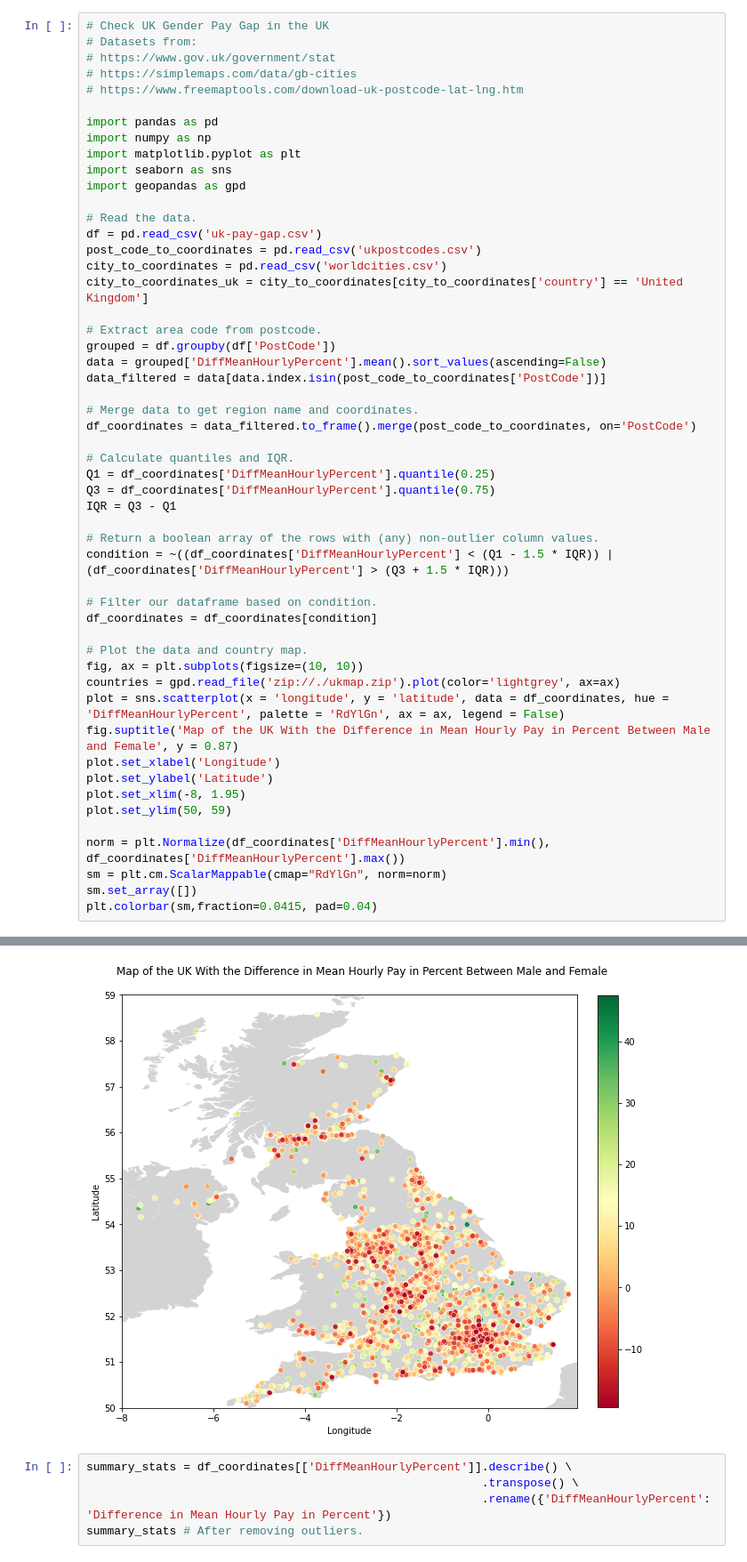
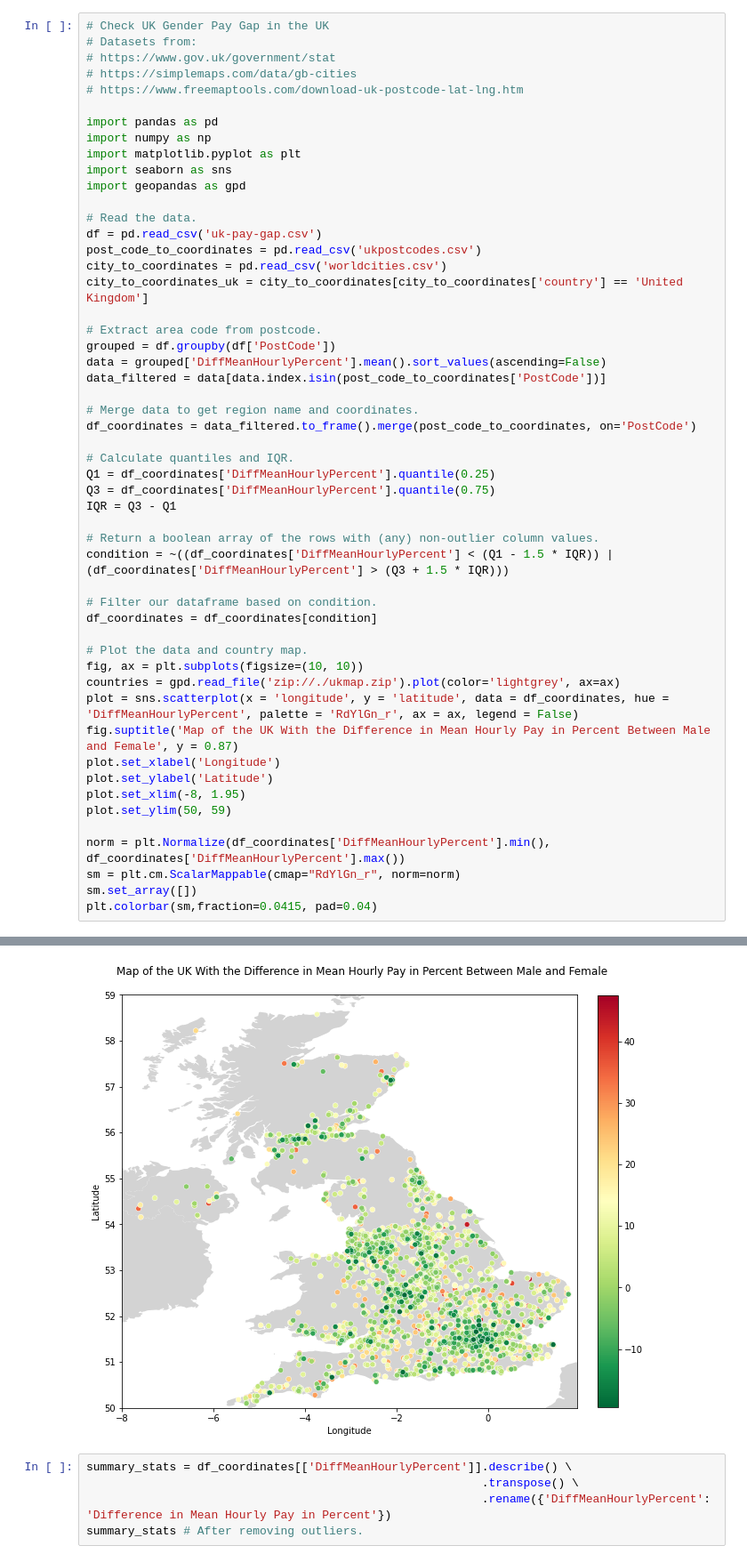
Before and after one commit to ddewi93/AdaHackaton2022, a Jupyter notebook: research.ipynb, the cells around one changed output, grey strips where cells are left out. Shown: that part at 89% size. Cells and saved outputs as stored; diff of their text form.

```diff
--- a/research.ipynb
+++ b/research.ipynb
@@ -23,36 +23,36 @@ data = grouped['DiffMeanHourlyPercent'].mean().sort_values(ascending=False)
 data_filtered = data[data.index.isin(post_code_to_coordinates['PostCode'])]
 
 # Merge data to get region name and coordinates.
 df_coordinates = data_filtered.to_frame().merge(post_code_to_coordinates, on='PostCode')
 
 # Calculate quantiles and IQR.
 Q1 = df_coordinates['DiffMeanHourlyPercent'].quantile(0.25)
 Q3 = df_coordinates['DiffMeanHourlyPercent'].quantile(0.75)
 IQR = Q3 - Q1
 
 # Return a boolean array of the rows with (any) non-outlier column values.
 condition = ~((df_coordinates['DiffMeanHourlyPercent'] < (Q1 - 1.5 * IQR)) | (df_coordinates['DiffMeanHourlyPercent'] > (Q3 + 1.5 * IQR)))
 
 # Filter our dataframe based on condition.
 df_coordinates = df_coordinates[condition]
 
 # Plot the data and country map.
 fig, ax = plt.subplots(figsize=(10, 10))
 countries = gpd.read_file('zip://./ukmap.zip').plot(color='lightgrey', ax=ax)
-plot = sns.scatterplot(x = 'longitude', y = 'latitude', data = df_coordinates, hue = 'DiffMeanHourlyPercent', palette = 'RdYlGn', ax = ax, legend = False)
+plot = sns.scatterplot(x = 'longitude', y = 'latitude', data = df_coordinates, hue = 'DiffMeanHourlyPercent', palette = 'RdYlGn_r', ax = ax, legend = False)
 fig.suptitle('Map of the UK With the Difference in Mean Hourly Pay in Percent Between Male and Female', y = 0.87)
 plot.set_xlabel('Longitude')
 plot.set_ylabel('Latitude')
 plot.set_xlim(-8, 1.95)
 plot.set_ylim(50, 59)
 
 norm = plt.Normalize(df_coordinates['DiffMeanHourlyPercent'].min(), df_coordinates['DiffMeanHourlyPercent'].max())
-sm = plt.cm.ScalarMappable(cmap="RdYlGn", norm=norm)
+sm = plt.cm.ScalarMappable(cmap="RdYlGn_r", norm=norm)
 sm.set_array([])
 plt.colorbar(sm,fraction=0.0415, pad=0.04)
 # %% [output]
 <matplotlib.colorbar.Colorbar at 0x...>
-[figure, old version]
+[figure, new version]
 # %%
 summary_stats = df_coordinates[['DiffMeanHourlyPercent']].describe() \
                                                          .transpose() \
```
